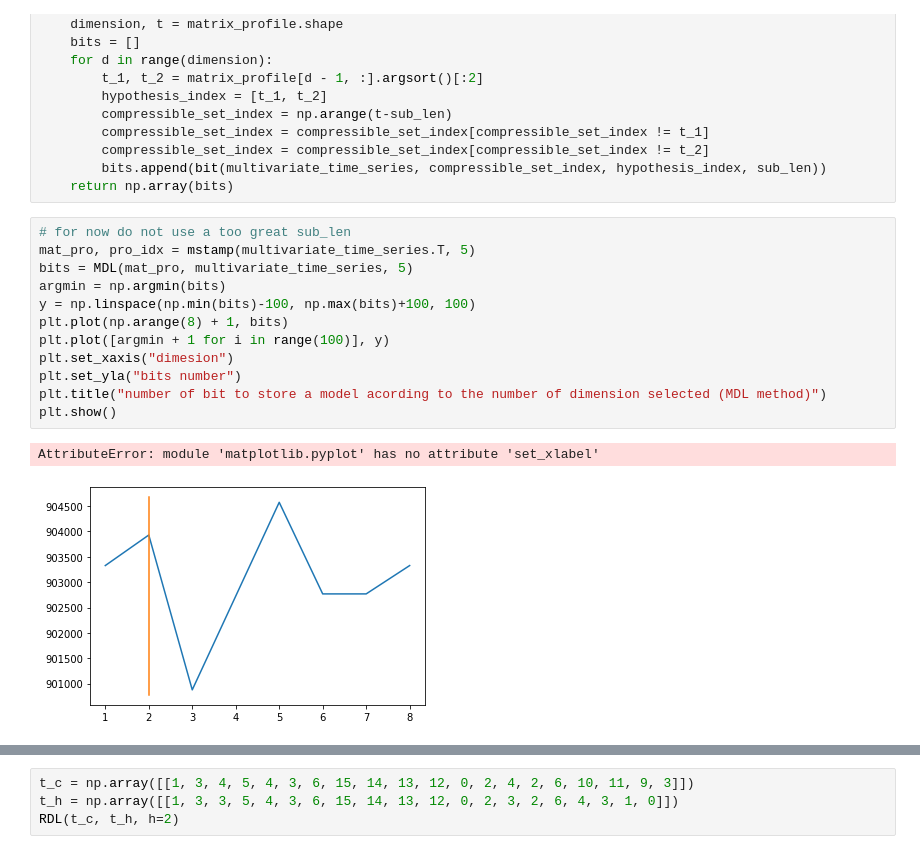
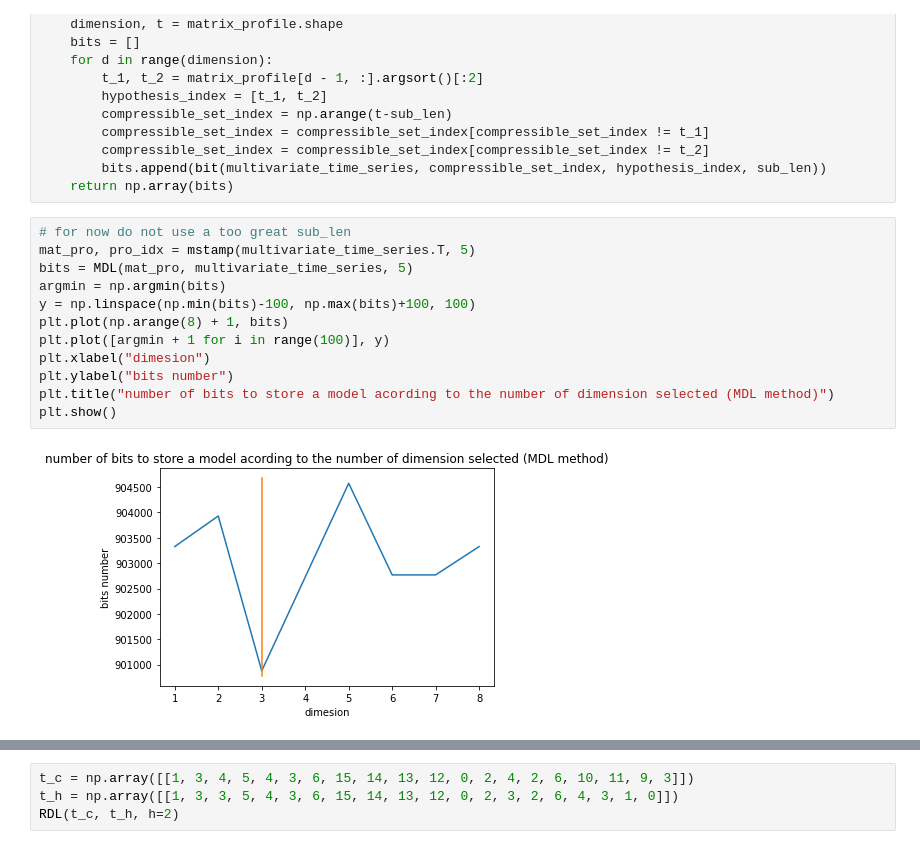
Before and after one commit to adriencances/TimeSeriesProject, a Jupyter notebook: mstamp/Untitled.ipynb, the cells around one changed output, grey strips where cells are left out. Saved outputs shown, nothing was run; the diff lists cells and outputs as text.

```diff
--- a/mstamp/Untitled.ipynb
+++ b/mstamp/Untitled.ipynb
@@ -180,15 +180,14 @@ def MDL(matrix_profile, multivariate_time_series, sub_len):
 # %%
 # for now do not use a too great sub_len
 mat_pro, pro_idx = mstamp(multivariate_time_series.T, 5)
 bits = MDL(mat_pro, multivariate_time_series, 5)
 argmin = np.argmin(bits)
 y = np.linspace(np.min(bits)-100, np.max(bits)+100, 100)
 plt.plot(np.arange(8) + 1, bits)
 plt.plot([argmin + 1 for i in range(100)], y)
-plt.set_xaxis("dimesion")
-plt.set_yla("bits number")
-plt.title("number of bit to store a model acording to the number of dimension selected (MDL method)")
+plt.xlabel("dimesion")
+plt.ylabel("bits number")
+plt.title("number of bits to store a model acording to the number of dimension selected (MDL method)")
 plt.show()
 # %% [output]
-AttributeError: module 'matplotlib.pyplot' has no attribute 'set_xlabel'
-[figure, old version]
+[figure, new version]
```
Also changed, not shown: parts of 1 cell of this notebook.
